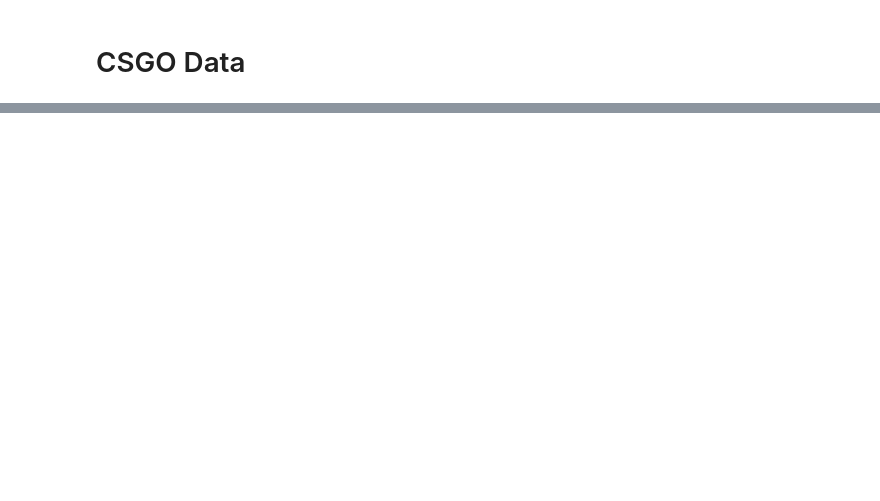
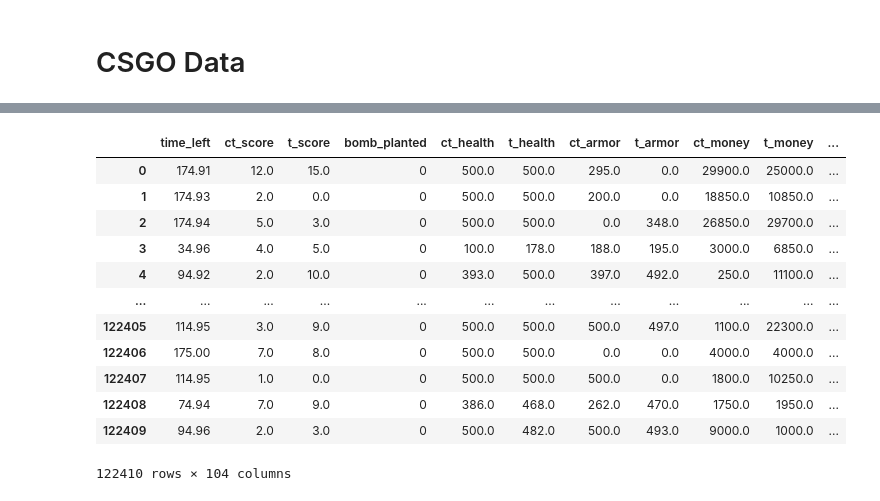
Before and after one commit to jshethbright/ML-Algorithms-Analysis, a Jupyter notebook: Test Notebook.ipynb, the cells around one changed output, grey strips where cells are left out. Saved outputs shown, nothing was run; the diff lists cells and outputs as text; code cells hidden in the pictures; blank space fills up the shorter version.

```diff
--- a/Test Notebook.ipynb
+++ b/Test Notebook.ipynb
@@ -790,0 +958,19 @@ plt.hist(test)
+# %%
+y = df.round_winner
+X = df.drop(columns = ['round_winner'])
+
+df
+# %% [output]
+|  | time_left | ct_score | t_score | bomb_planted | ct_health | t_health | ct_armor | t_armor | ct_money | t_money | ... |
+| 0 | 174.91 | 12.0 | 15.0 | 0 | 500.0 | 500.0 | 295.0 | 0.0 | 29900.0 | 25000.0 | ... |
+| 1 | 174.93 | 2.0 | 0.0 | 0 | 500.0 | 500.0 | 200.0 | 0.0 | 18850.0 | 10850.0 | ... |
+| 2 | 174.94 | 5.0 | 3.0 | 0 | 500.0 | 500.0 | 0.0 | 348.0 | 26850.0 | 29700.0 | ... |
+| 3 | 34.96 | 4.0 | 5.0 | 0 | 100.0 | 178.0 | 188.0 | 195.0 | 3000.0 | 6850.0 | ... |
+| 4 | 94.92 | 2.0 | 10.0 | 0 | 393.0 | 500.0 | 397.0 | 492.0 | 250.0 | 11100.0 | ... |
+| ... | ... | ... | ... | ... | ... | ... | ... | ... | ... | ... | ... |
+| 122405 | 114.95 | 3.0 | 9.0 | 0 | 500.0 | 500.0 | 500.0 | 497.0 | 1100.0 | 22300.0 | ... |
+| 122406 | 175.00 | 7.0 | 8.0 | 0 | 500.0 | 500.0 | 0.0 | 0.0 | 4000.0 | 4000.0 | ... |
+| 122407 | 114.95 | 1.0 | 0.0 | 0 | 500.0 | 500.0 | 500.0 | 0.0 | 1800.0 | 10250.0 | ... |
+| 122408 | 74.94 | 7.0 | 9.0 | 0 | 386.0 | 468.0 | 262.0 | 470.0 | 1750.0 | 1950.0 | ... |
+| 122409 | 94.96 | 2.0 | 3.0 | 0 | 500.0 | 482.0 | 500.0 | 493.0 | 9000.0 | 1000.0 | ... |
+122410 rows × 104 columns
```
Also changed, not shown: parts of 83 cells of this notebook, 12 other files.
